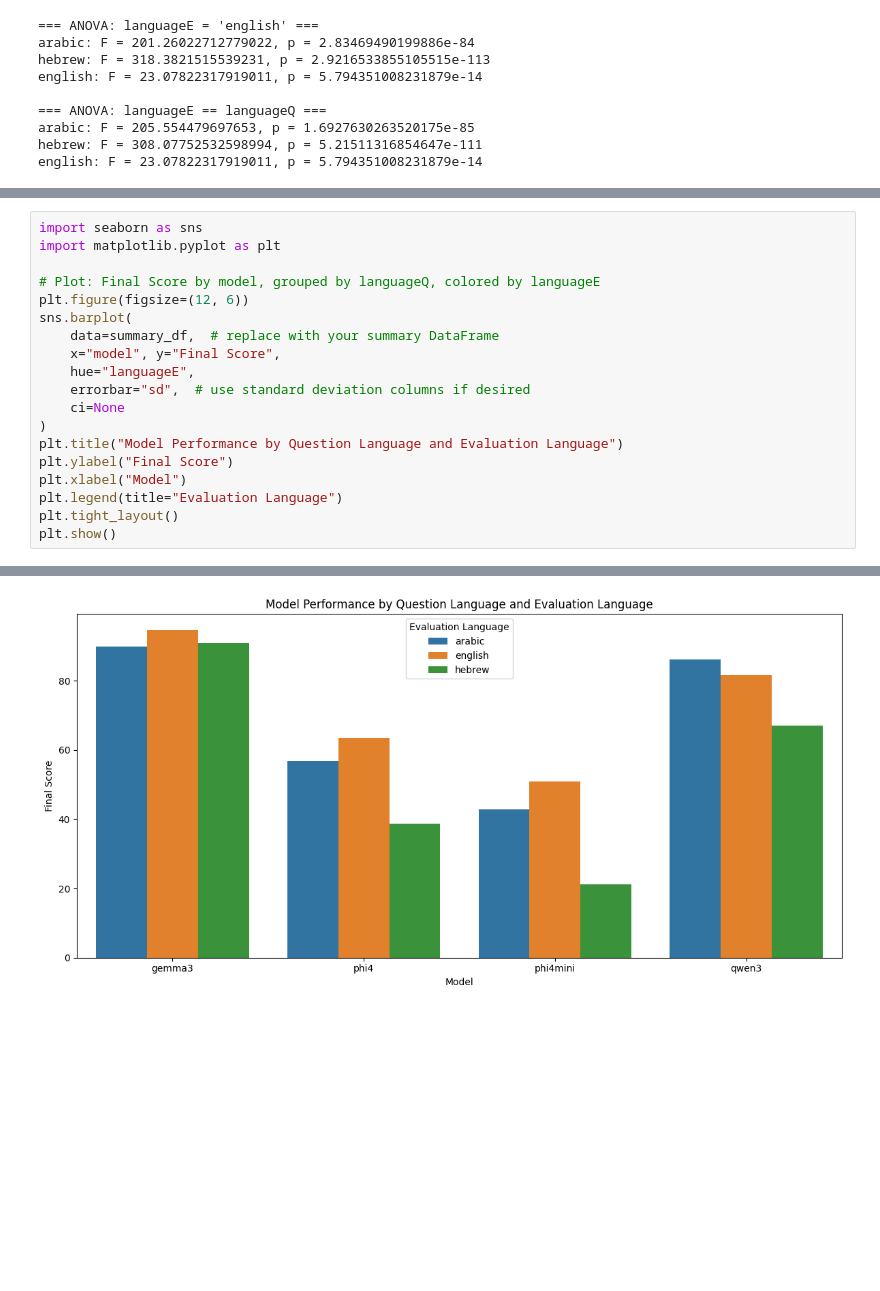
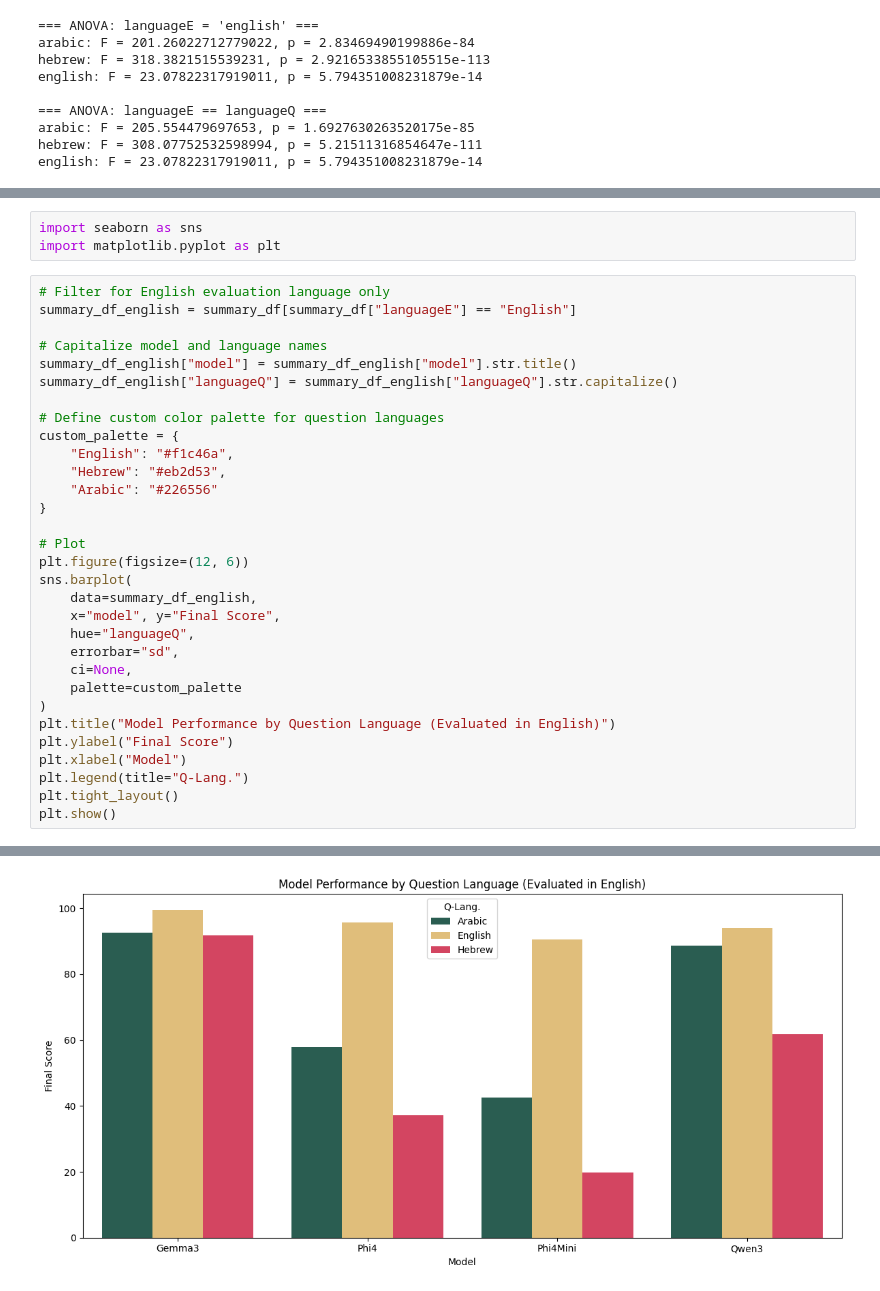
Before and after one commit to almogtali/mini-project, a Jupyter notebook: resultsAnalysis.ipynb, the cells around one changed output, grey strips where cells are left out. Drawn from its saved outputs; the diff is of its cells as text; blank space fills up the shorter version.

```diff
--- a/resultsAnalysis.ipynb
+++ b/resultsAnalysis.ipynb
@@ -455,20 +371,35 @@ phi4mini: englishE vs arabicE — t = -0.12277145802521233, p = 0.90249518058101
+# %%
+import seaborn as sns
+import matplotlib.pyplot as plt
 # %%
-import seaborn as sns
-import matplotlib.pyplot as plt
+# Filter for English evaluation language only
+summary_df_english = summary_df[summary_df["languageE"] == "English"]
 
-# Plot: Final Score by model, grouped by languageQ, colored by languageE
+# Capitalize model and language names
+summary_df_english["model"] = summary_df_english["model"].str.title()
+summary_df_english["languageQ"] = summary_df_english["languageQ"].str.capitalize()
+
+# Define custom color palette for question languages
+custom_palette = {
+    "English": "#f1c46a",
+    "Hebrew": "#eb2d53",
+    "Arabic": "#226556"
+}
+
+# Plot
 plt.figure(figsize=(12, 6))
 sns.barplot(
-    data=summary_df,  # replace with your summary DataFrame
+    data=summary_df_english,
     x="model", y="Final Score",
-    hue="languageE",
-    errorbar="sd",  # use standard deviation columns if desired
-    ci=None
+    hue="languageQ",
+    errorbar="sd",
+    ci=None,
+    palette=custom_palette
 )
-plt.title("Model Performance by Question Language and Evaluation Language")
+plt.title("Model Performance by Question Language (Evaluated in English)")
 plt.ylabel("Final Score")
 plt.xlabel("Model")
-plt.legend(title="Evaluation Language")
+plt.legend(title="Q-Lang.")
 plt.tight_layout()
 plt.show()
 # %% [output]
@@ -475,5 +417,5 @@ plt.show()
 The `ci` parameter is deprecated. Use `errorbar=None` for the same effect.
 
   sns.barplot(
-[figure, old version]
+[figure, new version]
 # %%
```
Also changed, not shown: parts of 10 cells of this notebook.
